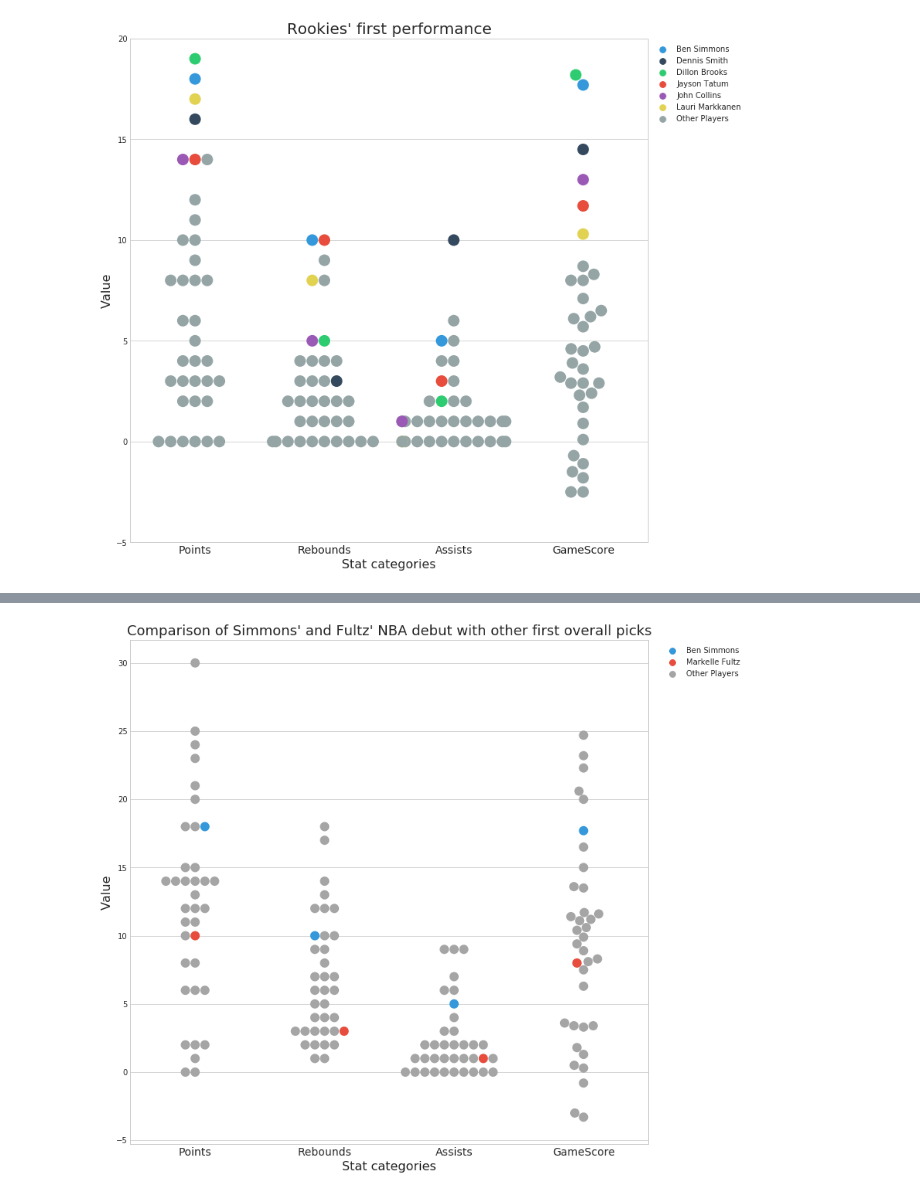
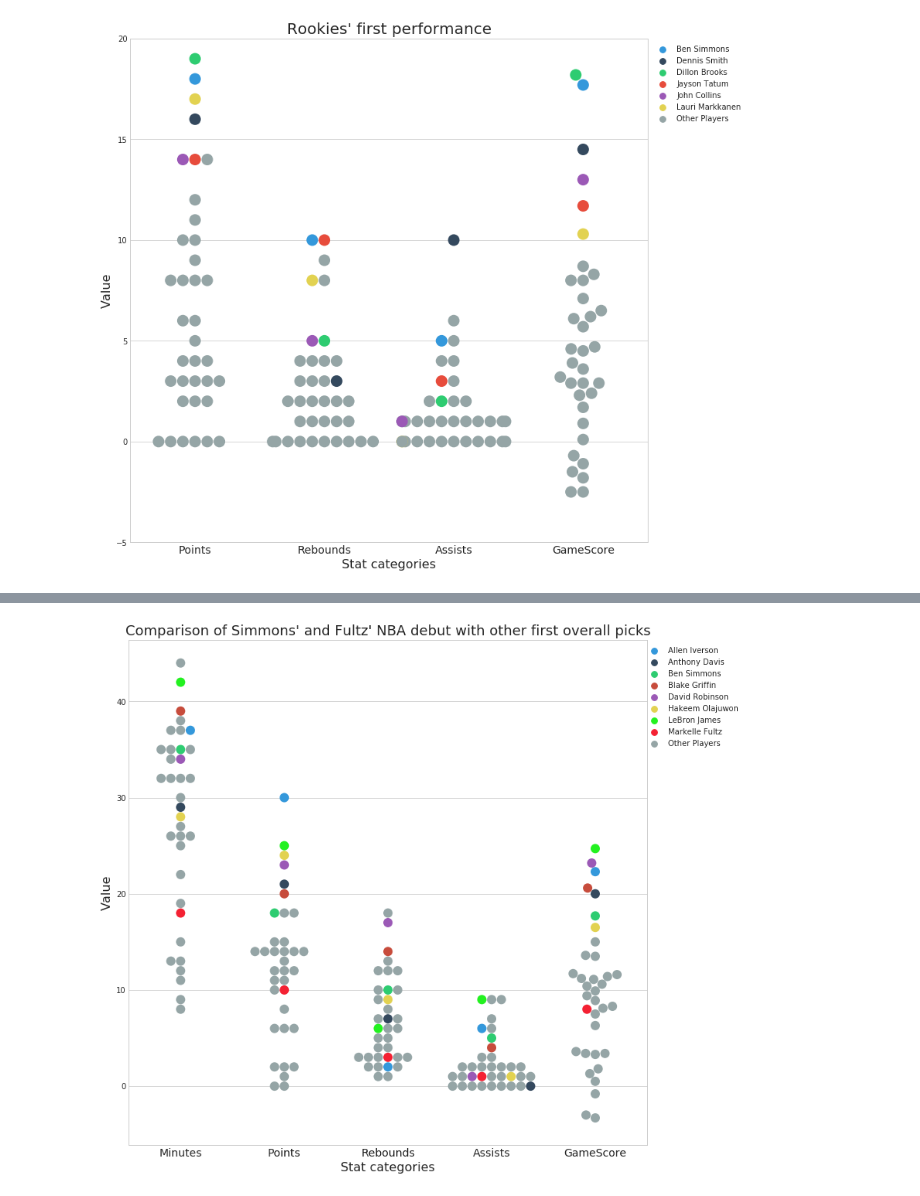
Before and after one commit to danchyy/Basketball_Analytics, a Jupyter notebook: Scripts/rookies_first_performance/Rookies_swarm_first.ipynb, the cells around one changed output, grey strips where cells are left out. Drawn from its saved outputs; the diff is of its cells as text; code cells hidden in the pictures.

Commit message:
Added more images to the chart

```diff
--- a/Scripts/rookies_first_performance/Rookies_swarm_first.ipynb
+++ b/Scripts/rookies_first_performance/Rookies_swarm_first.ipynb
@@ -63,3 +63,4 @@ rookies_since_1983.Player = names
 # %%
 first_picks = rookies_since_1983[rookies_since_1983['Player'].isin(first_picks_list)]
 first_picks = first_picks.drop(first_picks[first_picks.Rk == 1615].index) # drop son of Ewing
+first_picks = first_picks.drop(first_picks[first_picks.Rk == 1485].index) # drop son of Robinson
@@ -66,9 +88,11 @@ first_picks = first_picks.drop(first_picks[first_picks.Rk == 1615].index) # drop
+# %%
+interesting_columns = ['Player', 'MP','PTS', 'TRB', 'AST', 'GmSc']
+first_picks = first_picks[interesting_columns]
+first_picks = first_picks.rename(columns={'TRB' : 'Rebounds', 'PTS' : 'Points', 'AST' : 'Assists', 'GmSc' : 'GameScore', 'MP' : 'Minutes'})
 # %%
-interesting_columns = ['Player', 'PTS', 'TRB', 'AST', 'GmSc']
-first_picks = first_picks[interesting_columns]
-first_picks = first_picks.rename(columns={'TRB' : 'Rebounds', 'PTS' : 'Points', 'AST' : 'Assists', 'GmSc' : 'GameScore'})
 
-interesting_players = ['Ben Simmons', 'Markelle Fultz']
+
+interesting_players = ['Ben Simmons', 'Markelle Fultz', 'LeBron James', 'Anthony Davis', 'Allen Iverson', 'David Robinson', 'Blake Griffin', 'Hakeem Olajuwon']
 all_names = first_picks.Player.tolist()
 cluster_list = [name if name in interesting_players else 'Other Players' for name in all_names]
 first_picks.Player = cluster_list
@@ -76,19 +100,22 @@ first_picks = first_picks.sort_values(by='Player')
 # %%
 plt.figure(figsize=(12, 12))
 
-colors = ["#3498db", "#e74c3c","#a5a5a6"]
+#colors = ["#3498db", "#e74c3c","#a5a5a6"]
+#c_pal = sns.color_palette(colors)
+
+colors = ["#3498db", "#34495e", "#2ecc71", "#c74c3c","#9b59b6", "#e2d251", "#23f120", "#f42133","#95a5a6"]
 c_pal = sns.color_palette(colors)
 
-melted_data = pd.melt(first_picks, id_vars='Player', value_vars=['Points', 'Rebounds', 'Assists', 'GameScore'], var_name='Stat categories')
+melted_data = pd.melt(first_picks, id_vars='Player', value_vars=['Minutes', 'Points', 'Rebounds', 'Assists', 'GameScore'], var_name='Stat categories')
 sns.set_style(style='whitegrid')
 ax = sns.swarmplot(x='Stat categories', y='value', data=melted_data, hue='Player', size=12, palette=c_pal)
 ax.set_title('Comparison of Simmons\' and Fultz\' NBA debut with other first overall picks', size=18)
 ax.set_ylabel('Value', size=16)
 ax.set_xlabel('Stat categories', size=16)
 ax.set_xticklabels(labels=ax.get_xticklabels(), fontsize=14)
 #ax.set_yticklabels(labels=ax.get_yticklabels(), fontsize=14)
 handles, labels = ax.get_legend_handles_labels()
 ax.legend(handles=handles, labels=labels)
 ax.legend_.set_bbox_to_anchor(bbox=(1.19, 1))
 # %% [output]
-[figure, old version]
+[figure, new version]
```
Also changed, not shown: parts of 1 cell of this notebook.
